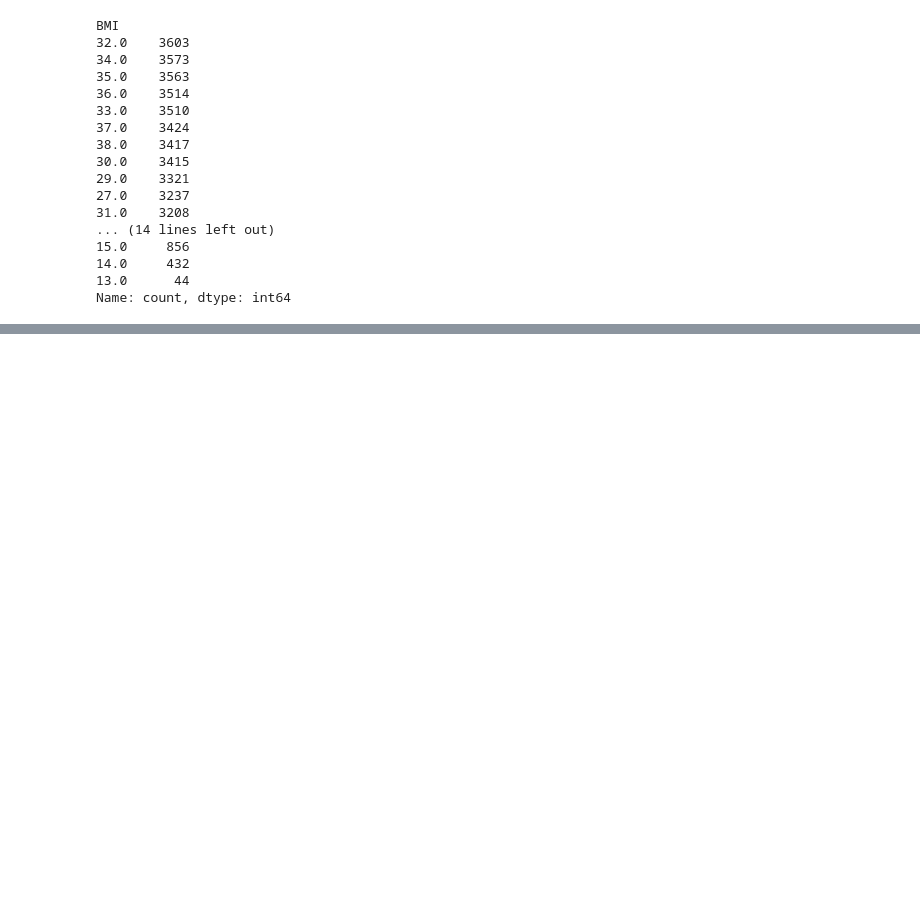
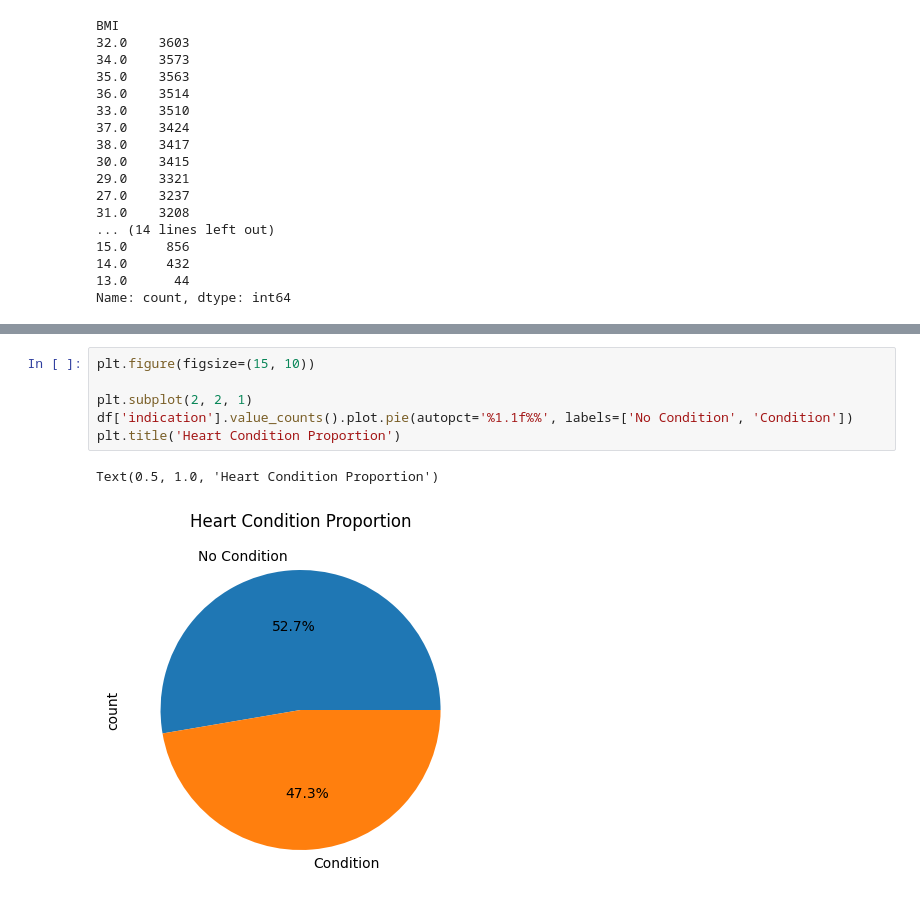
Before and after one commit to 0xAnujjj/health-data-visualization, a Jupyter notebook: main.ipynb, the cells around one changed output, grey strips where cells are left out. Cells and saved outputs as stored; diff of their text form; blank space fills up the shorter version.

```diff
--- a/main.ipynb
+++ b/main.ipynb
@@ -123,0 +138,9 @@ Name: count, dtype: int64
+# %%
+plt.figure(figsize=(15, 10))
+
+plt.subplot(2, 2, 1)
+df['indication'].value_counts().plot.pie(autopct='%1.1f%%', labels=['No Condition', 'Condition'])
+plt.title('Heart Condition Proportion')
+# %% [output]
+Text(0.5, 1.0, 'Heart Condition Proportion')
+[figure, added]
```
Also changed, not shown: parts of 6 cells of this notebook.
